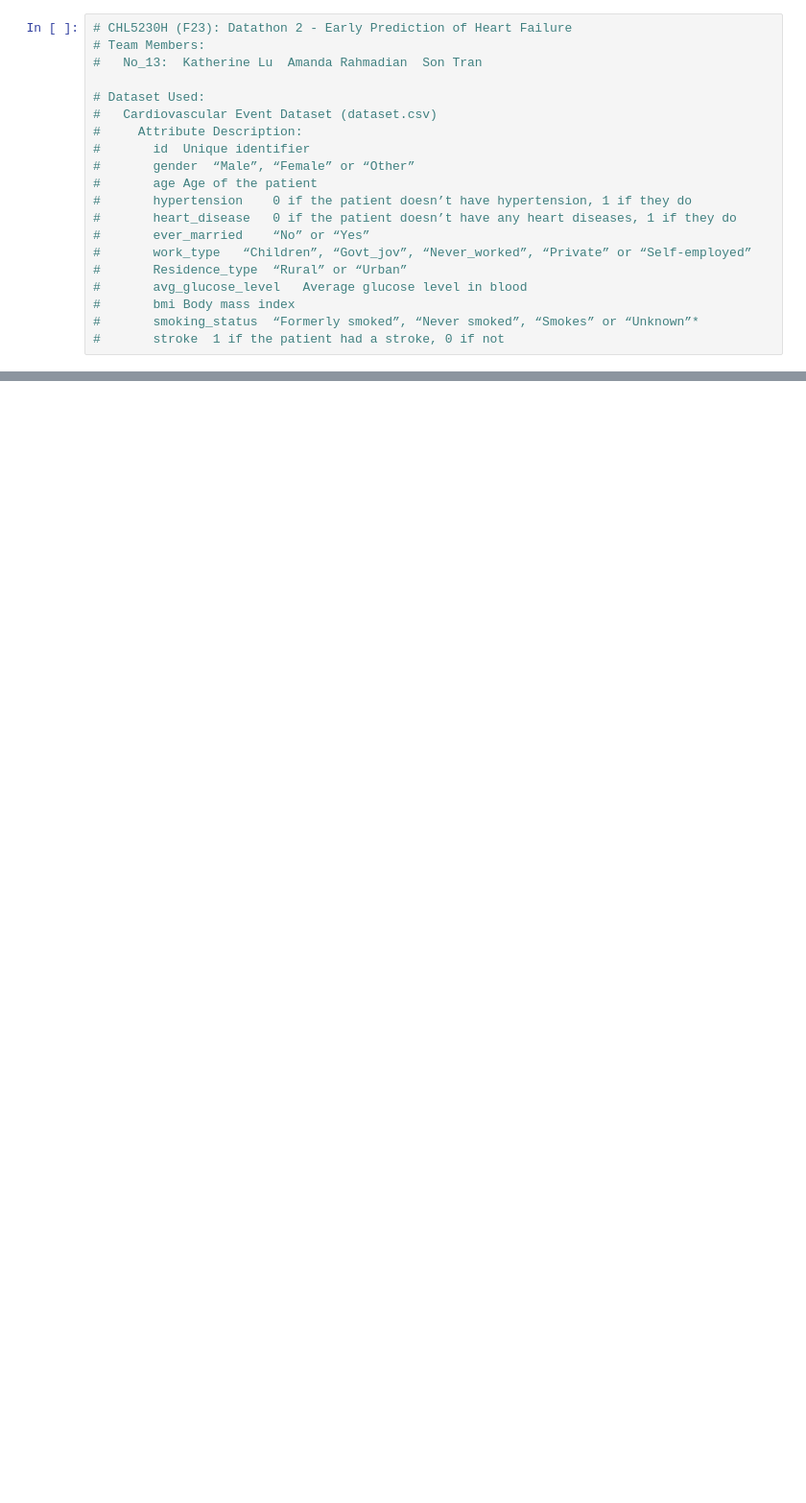
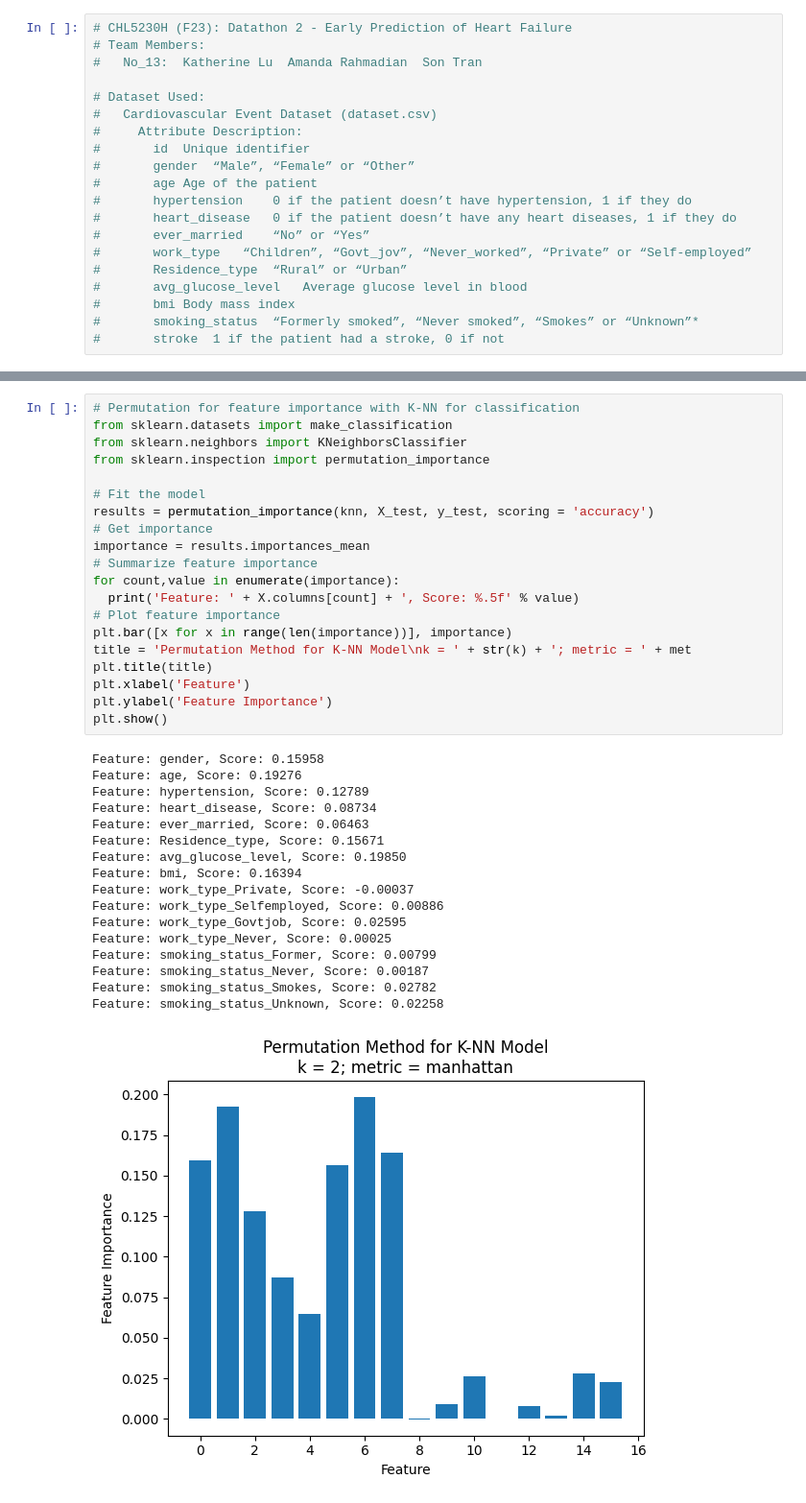
Before and after one commit to andysontran/13-CHL5230-F23, a Jupyter notebook: stroke_pred_KNN_model.ipynb, the cells around one changed output, grey strips where cells are left out. Shown: that part at 96% size. Drawn from its saved outputs; the diff is of its cells as text; blank space fills up the shorter version.

```diff
--- a/stroke_pred_KNN_model.ipynb
+++ b/stroke_pred_KNN_model.ipynb
@@ -75,0 +410,38 @@ dtype: int64
+# %%
+# Permutation for feature importance with K-NN for classification
+from sklearn.datasets import make_classification
+from sklearn.neighbors import KNeighborsClassifier
+from sklearn.inspection import permutation_importance
+
+# Fit the model
+results = permutation_importance(knn, X_test, y_test, scoring = 'accuracy')
+# Get importance
+importance = results.importances_mean
+# Summarize feature importance
+for count,value in enumerate(importance):
+  print('Feature: ' + X.columns[count] + ', Score: %.5f' % value)
+# Plot feature importance
+plt.bar([x for x in range(len(importance))], importance)
+title = 'Permutation Method for K-NN Model\nk = ' + str(k) + '; metric = ' + met
+plt.title(title)
+plt.xlabel('Feature')
+plt.ylabel('Feature Importance')
+plt.show()
+# %% [output]
+Feature: gender, Score: 0.15958
+Feature: age, Score: 0.19276
+Feature: hypertension, Score: 0.12789
+Feature: heart_disease, Score: 0.08734
+Feature: ever_married, Score: 0.06463
+Feature: Residence_type, Score: 0.15671
+Feature: avg_glucose_level, Score: 0.19850
+Feature: bmi, Score: 0.16394
+Feature: work_type_Private, Score: -0.00037
+Feature: work_type_Selfemployed, Score: 0.00886
+Feature: work_type_Govtjob, Score: 0.02595
+Feature: work_type_Never, Score: 0.00025
+Feature: smoking_status_Former, Score: 0.00799
+Feature: smoking_status_Never, Score: 0.00187
+Feature: smoking_status_Smokes, Score: 0.02782
+Feature: smoking_status_Unknown, Score: 0.02258
+[figure, added]
```
Also changed, not shown: parts of 37 cells of this notebook.
